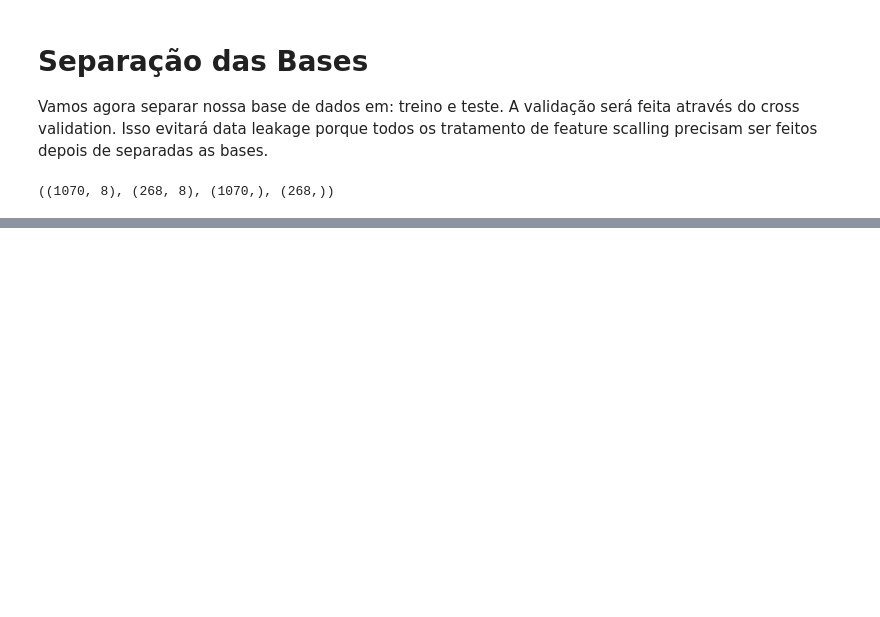
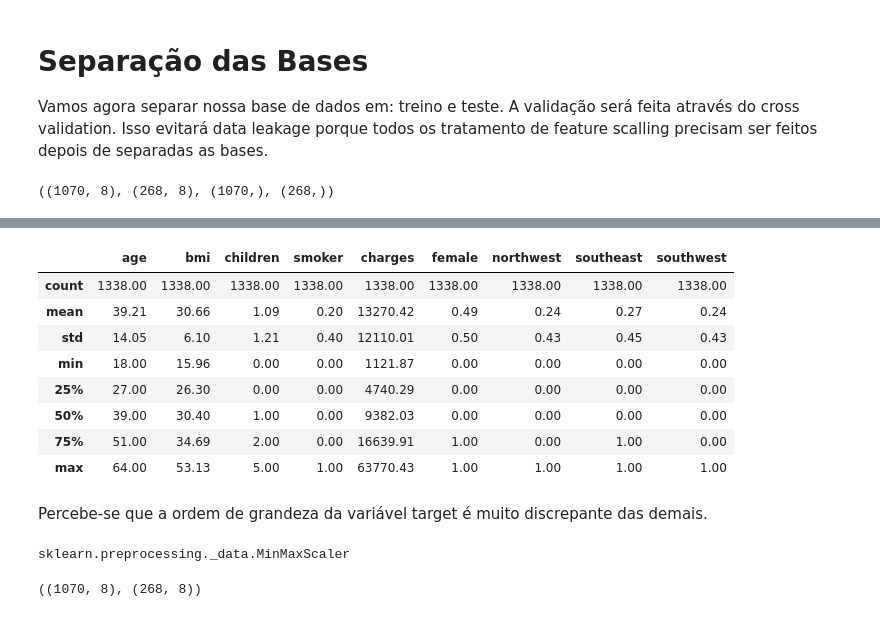
Before and after one commit to rhyanfrazao/regressao-dados-seguradora, a Jupyter notebook: projeto-regressao-linear.ipynb, the cells around one changed output, grey strips where cells are left out. Drawn from its saved outputs; the diff is of its cells as text; code cells hidden in the pictures; blank space fills up the shorter version.

```diff
--- a/projeto-regressao-linear.ipynb
+++ b/projeto-regressao-linear.ipynb
@@ -271,0 +276,14 @@ X_treino.shape, X_teste.shape, Y_treino.shape, Y_teste.shape
+# %%
+df_seguro.describe()
+# %% [output]
+|  | age | bmi | children | smoker | charges | female | northwest | southeast | southwest |
+| count | 1338.00 | 1338.00 | 1338.00 | 1338.00 | 1338.00 | 1338.00 | 1338.00 | 1338.00 | 1338.00 |
+| mean | 39.21 | 30.66 | 1.09 | 0.20 | 13270.42 | 0.49 | 0.24 | 0.27 | 0.24 |
+| std | 14.05 | 6.10 | 1.21 | 0.40 | 12110.01 | 0.50 | 0.43 | 0.45 | 0.43 |
+| min | 18.00 | 15.96 | 0.00 | 0.00 | 1121.87 | 0.00 | 0.00 | 0.00 | 0.00 |
+| 25% | 27.00 | 26.30 | 0.00 | 0.00 | 4740.29 | 0.00 | 0.00 | 0.00 | 0.00 |
+| 50% | 39.00 | 30.40 | 1.00 | 0.00 | 9382.03 | 0.00 | 0.00 | 0.00 | 0.00 |
+| 75% | 51.00 | 34.69 | 2.00 | 0.00 | 16639.91 | 1.00 | 0.00 | 1.00 | 0.00 |
+| max | 64.00 | 53.13 | 5.00 | 1.00 | 63770.43 | 1.00 | 1.00 | 1.00 | 1.00 |
+# %% [markdown]
+Percebe-se que a ordem de grandeza da variável target é muito discrepante das demais.
@@ -271,0 +295,17 @@ X_treino.shape, X_teste.shape, Y_treino.shape, Y_teste.shape
+# %%
+# Criando o scaler:
+scaler = MinMaxScaler()
+type(scaler)
+# %% [output]
+sklearn.preprocessing._data.MinMaxScaler
+# %%
+# Na base de treino fazemos o fit e transform (o fit efetivamente pega o maior e menor valores)
+# Na base de teste faremos apenas o transform (transformando com base no fit feito na base de treino)
+
+colunas = X_treino.columns
+X_treino[colunas] = scaler.fit_transform(X_treino)
+X_teste[colunas] = scaler.transform(X_teste)
+
+X_treino.shape, X_teste.shape
+# %% [output]
+((1070, 8), (268, 8))
```
Also changed, not shown: parts of 17 cells of this notebook.
